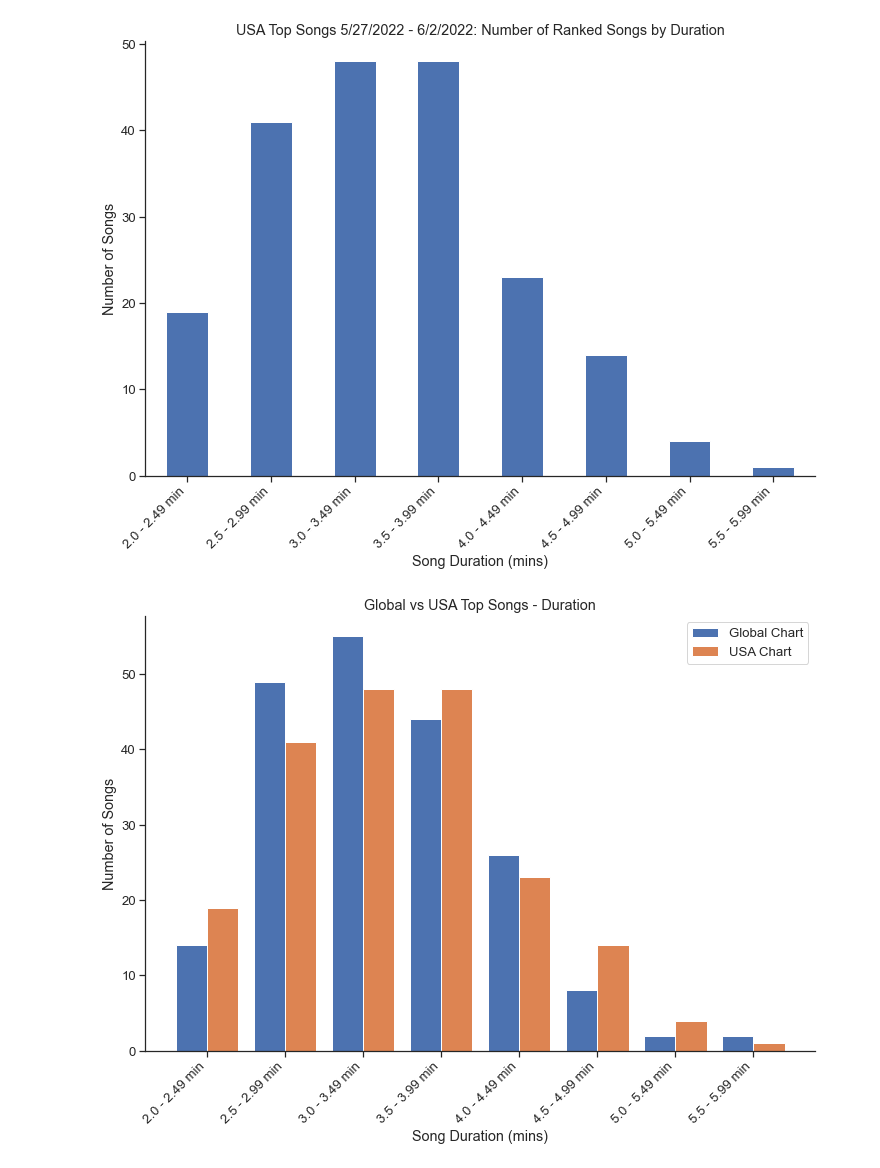
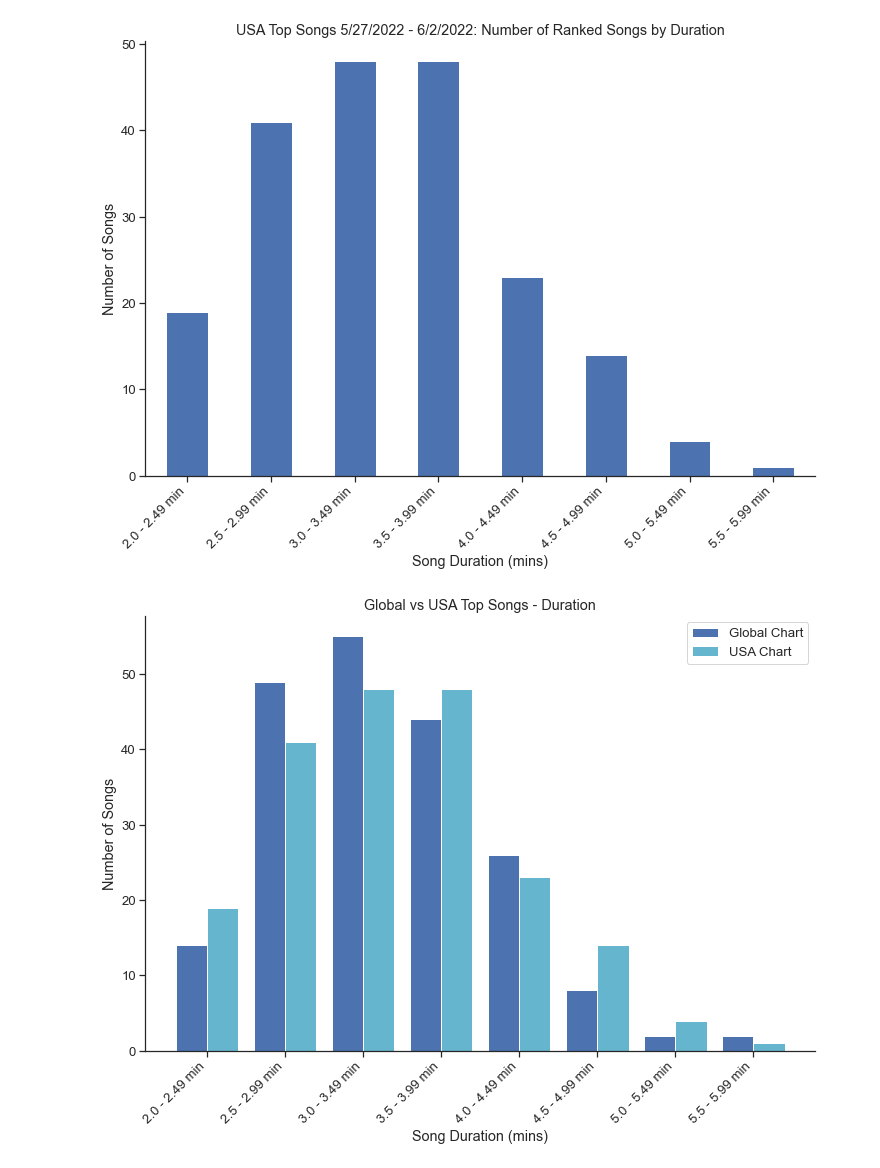
Before and after one commit to mbruns13/project_1_spotify, a Jupyter notebook: song_duration.ipynb, the cells around one changed output. Saved outputs shown, nothing was run; the diff lists cells and outputs as text; code cells hidden in the pictures.

```diff
--- a/song_duration.ipynb
+++ b/song_duration.ipynb
@@ -696,19 +698,19 @@ plt.show()
 # %%
 x = duration_labels
 global_count = duration_group["songs_count"]
 usa_count = us_duration_group["songs_count"]
 
 x_axis = np.arange(len(x))
 
-plt.bar(x_axis - 0.2, global_count, 0.4, label = 'Global Chart')
-plt.bar(x_axis + 0.2, usa_count, 0.4, label = 'USA Chart')
+plt.bar(x_axis - 0.2, global_count, 0.4, label = 'Global Chart', color="b")
+plt.bar(x_axis + 0.2, usa_count, 0.4, label = 'USA Chart', color="c")
 
 plt.xticks(x_axis, x,rotation = 45, ha="right")
 plt.xlabel("Song Duration (mins)")
 plt.ylabel("Number of Songs")
 plt.title("Global vs USA Top Songs - Duration")
 plt.legend()
 plt.savefig("images/usa_global_bar.png",bbox_inches='tight')
 plt.show()
 # %% [output]
-[figure, old version]
+[figure, new version]
```
Also changed, not shown: parts of 3 cells of this notebook, 4 other files.
